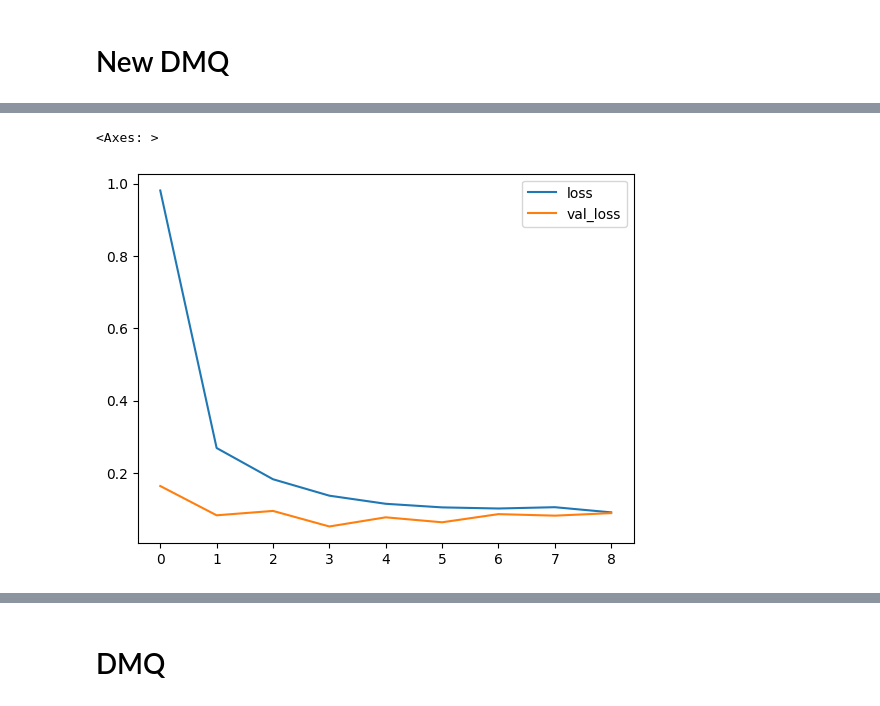
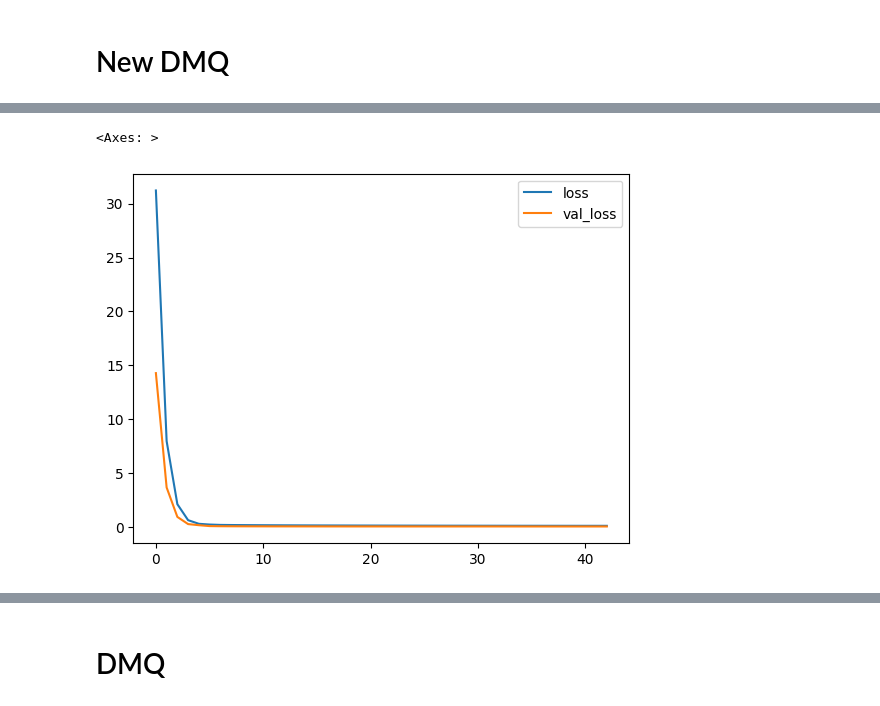
Before and after one commit to rproner1/MacroAtRisk, a Jupyter notebook: tuning.ipynb, the cells around one changed output, grey strips where cells are left out. Drawn from its saved outputs; the diff is of its cells as text; code cells hidden in the pictures.

```diff
--- a/tuning.ipynb
+++ b/tuning.ipynb
@@ -352,7 +368,7 @@ keras.utils.set_random_seed(1)
 input_shapes = [X_train_rnn.shape[1:]] if not isinstance(X_train_rnn, list) else [X.shape[1:] for X in X_train_rnn]
 
 bias_initializers = {
-    q: keras.initializers.Constant(y_train.quantile(q)) for q in QUANTILES
+    q: keras.initializers.Constant(y_train.iloc[-12:].quantile(q)) for q in QUANTILES
 }
 
 builder_params = {
@@ -373,7 +389,7 @@ builder_params = {
 
 hps = {
     'lr': 1e-3,
-    'l2': 0.0
+    'l2': 0.1
 }
 
 builder_params.update(hps)
@@ -387,7 +403,8 @@ model = build_dmq(
 early_stopping = EarlyStopping(
     monitor='val_loss',
     min_delta=1e-4,
-    patience=5
+    patience=5,
+    restore_best_weights=True
 )
 
 history = model.fit(
@@ -426,5 +442,5 @@ Epoch 9/200
 <Axes: >
-[figure, old version]
+[figure, new version]
 # %%
 y_pred = model.predict(X_train_rnn)
 plot_and_evaluate_train_predictions(
```
Also changed, not shown: parts of 3 cells of this notebook.
